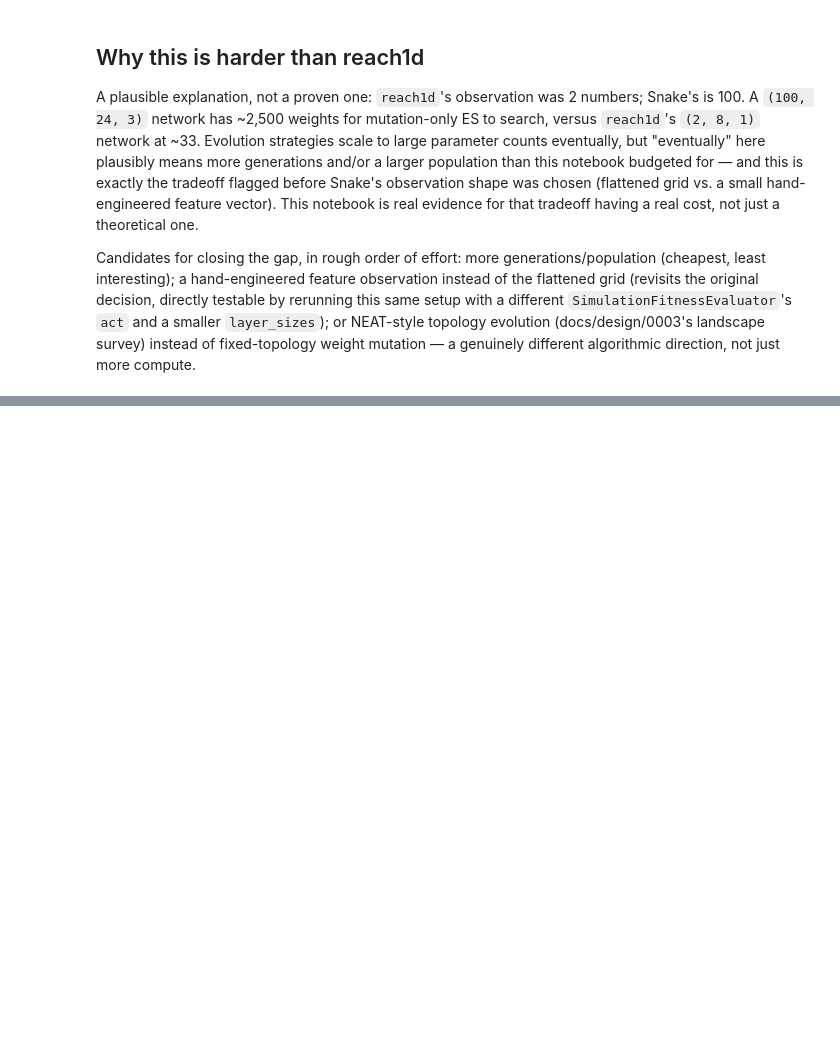
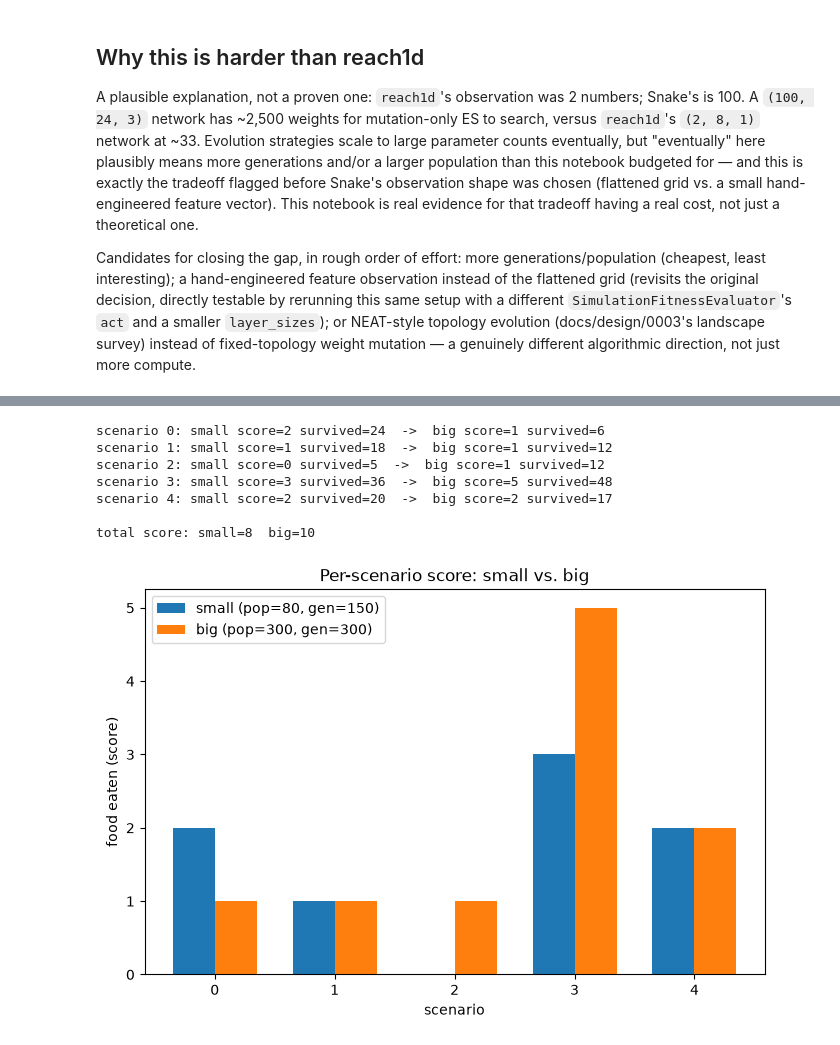
Before and after one commit to 0xMack/red-queen, a Jupyter notebook: notebooks/0005-neuroevolution-snake.ipynb, the cells around one changed output, grey strips where cells are left out. Saved outputs shown, nothing was run; the diff lists cells and outputs as text; code cells hidden in the pictures; blank space fills up the shorter version.

```diff
--- a/notebooks/0005-neuroevolution-snake.ipynb
+++ b/notebooks/0005-neuroevolution-snake.ipynb
@@ -158,0 +238,41 @@ different algorithmic direction, not just more compute.
+# %%
+champion_big = summaries_big[-1].champion
+
+results_big = []
+for i, env in enumerate(benchmark_environments()):
+    observation = env.reset()
+    steps_survived = 0
+    for step in range(MAX_STEPS):
+        observation, _reward, done = env.step(act(champion_big, observation))
+        steps_survived = step + 1
+        if done:
+            break
+    results_big.append((i, env.score, steps_survived))
+    small_score, small_steps = results[i][1], results[i][2]
+    print(
+        f"scenario {i}: small score={small_score} survived={small_steps}  ->  "
+        f"big score={env.score} survived={steps_survived}"
+    )
+
+print(f"\ntotal score: small={sum(r[1] for r in results)}  big={sum(r[1] for r in results_big)}")
+
+fig, ax = plt.subplots(figsize=(8, 5))
+x = range(5)
+width = 0.35
+ax.bar([i - width / 2 for i in x], [r[1] for r in results], width, label="small (pop=80, gen=150)")
+ax.bar([i + width / 2 for i in x], [r[1] for r in results_big], width, label="big (pop=300, gen=300)")
+ax.set_xticks(list(x))
+ax.set_xlabel("scenario")
+ax.set_ylabel("food eaten (score)")
+ax.set_title("Per-scenario score: small vs. big")
+ax.legend()
+plt.show()
+# %% [output]
+scenario 0: small score=2 survived=24  ->  big score=1 survived=6
+scenario 1: small score=1 survived=18  ->  big score=1 survived=12
+scenario 2: small score=0 survived=5  ->  big score=1 survived=12
+scenario 3: small score=3 survived=36  ->  big score=5 survived=48
+scenario 4: small score=2 survived=20  ->  big score=2 survived=17
+
+total score: small=8  big=10
+[figure, added]
```
Also changed, not shown: parts of 8 cells of this notebook, 2 other files.
